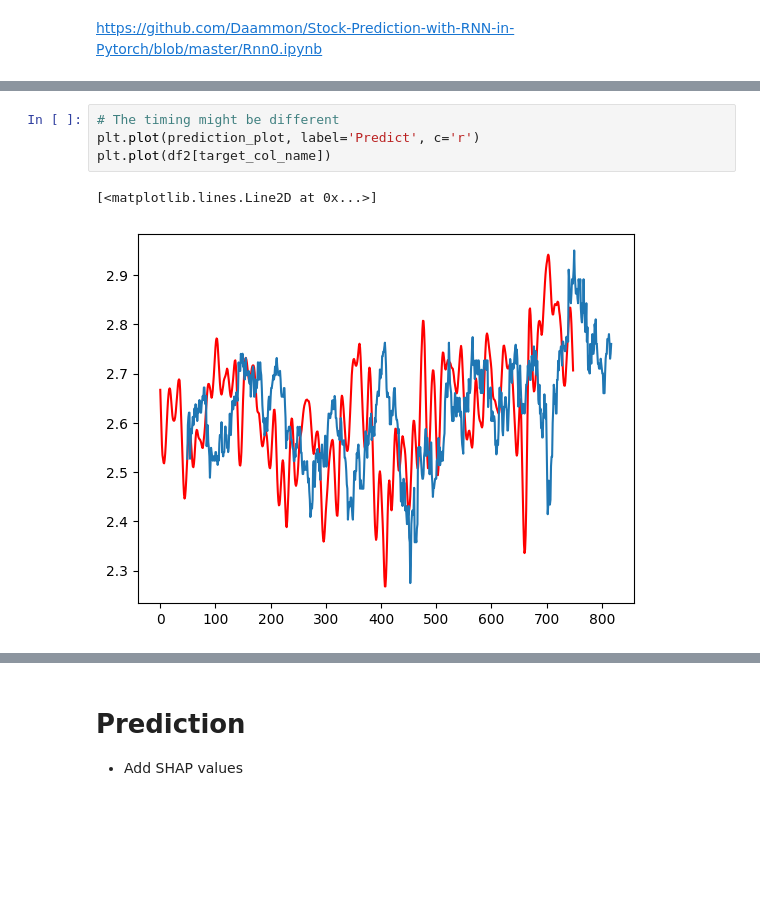
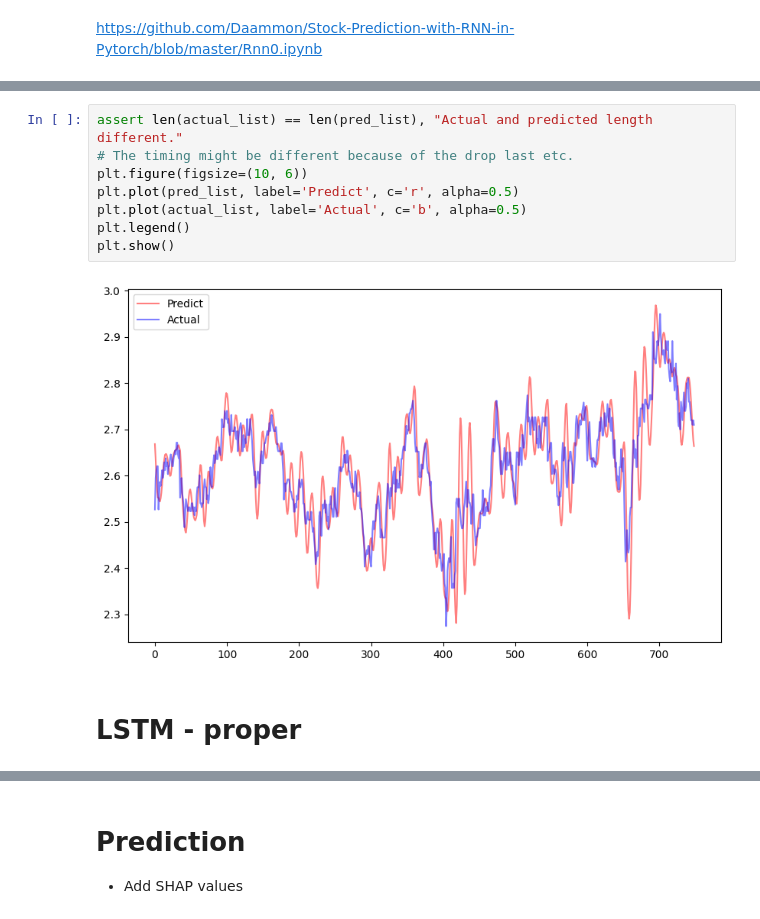
Before and after one commit to yiqwan/stock-forecast-with-nn, a Jupyter notebook: notebooks/yq.ipynb, the cells around one changed output, grey strips where cells are left out. Cells and saved outputs as stored; diff of their text form; blank space fills up the shorter version.

```diff
--- a/notebooks/yq.ipynb
+++ b/notebooks/yq.ipynb
@@ -858,8 +884,13 @@ Epoch 5, Batch 748, Loss: 0.0020554
 Finished Training
-# %%
-# The timing might be different
-plt.plot(prediction_plot, label='Predict', c='r')
-plt.plot(df2[target_col_name])
-# %% [output]
-[<matplotlib.lines.Line2D at 0x...>]
-[figure, removed]
+# %%
+assert len(actual_list) == len(pred_list), "Actual and predicted length different."
+# The timing might be different because of the drop last etc.
+plt.figure(figsize=(10, 6))
+plt.plot(pred_list, label='Predict', c='r', alpha=0.5)
+plt.plot(actual_list, label='Actual', c='b', alpha=0.5)
+plt.legend()
+plt.show()
+# %% [output]
+[figure, added]
+# %% [markdown]
+# LSTM - proper
```
Also changed, not shown: parts of 10 cells of this notebook.
